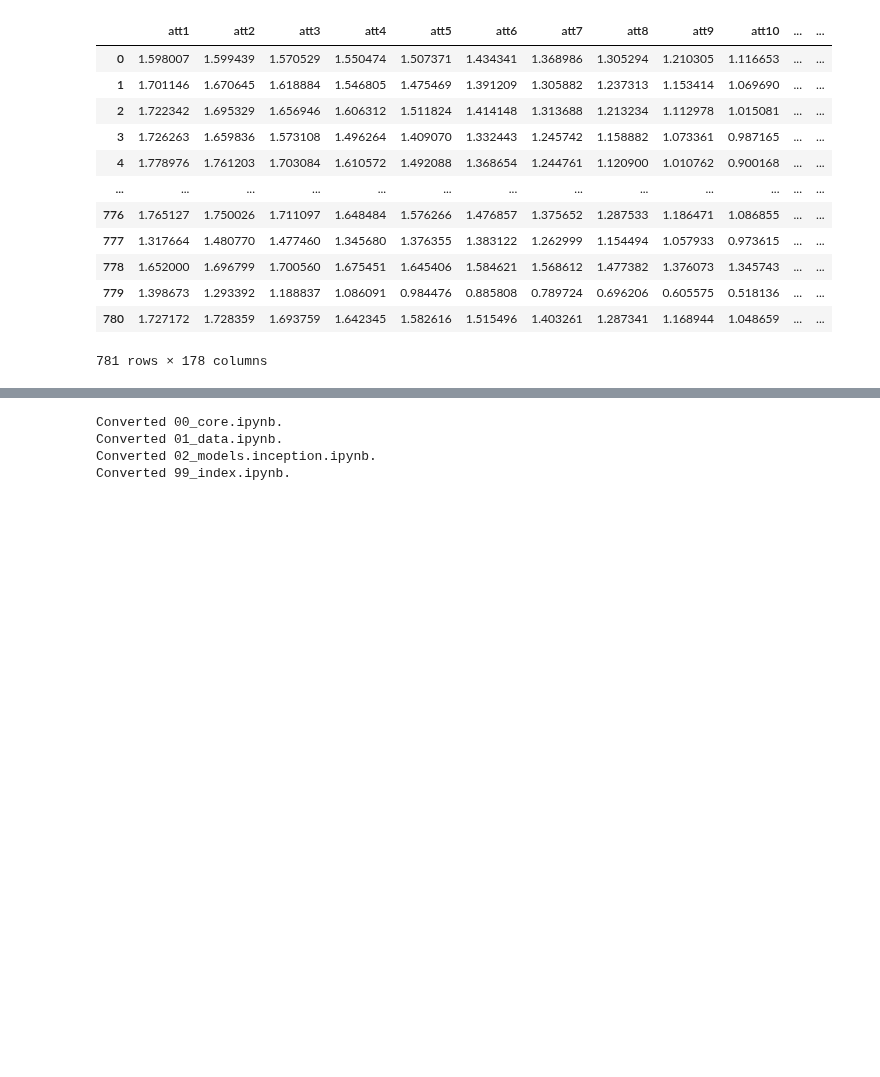
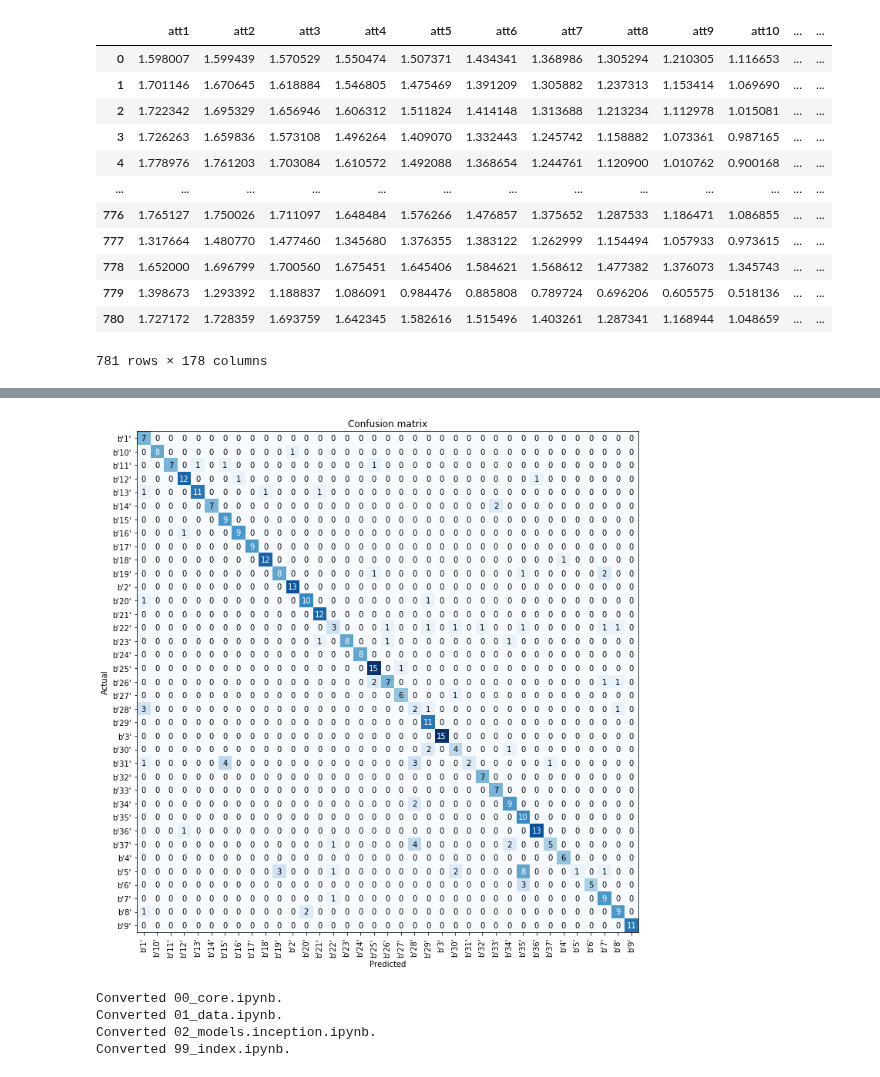
Before and after one commit to tcapelle/timeseries_fastai, a Jupyter notebook: nbs/99_index.ipynb, the cells around one changed output, grey strips where cells are left out. Cells and saved outputs as stored; diff of their text form; code cells hidden in the pictures; blank space fills up the shorter version.

```diff
--- a/nbs/99_index.ipynb
+++ b/nbs/99_index.ipynb
@@ -41,5 +42,3 @@ dls = TSDataLoaders.from_df(df, x_cols=x_cols, label_col='target', valid_col='va
 inception = create_inception(1, 37)
 # %%
 learn = Learner(dls, inception, metrics=[accuracy])
-# %%
-learn.fit(5, 0.001)
@@ -51,0 +45,2 @@ learn.fit(5, 0.001)
+# %%
+learn.fit_one_cycle(25, 1e-3)
@@ -51,0 +65,2 @@ learn.fit(5, 0.001)
+# %%
+interp = ClassificationInterpretation.from_learner(learn)
@@ -52,3 +69,7 @@ learn.fit(5, 0.001)
+# %%
+interp.plot_confusion_matrix(figsize=(10,10))
+# %% [output]
+[figure, added]
 # %%
 # hide
 from nbdev.export import *
```
Also changed, not shown: parts of 6 cells of this notebook, 2 other files.
